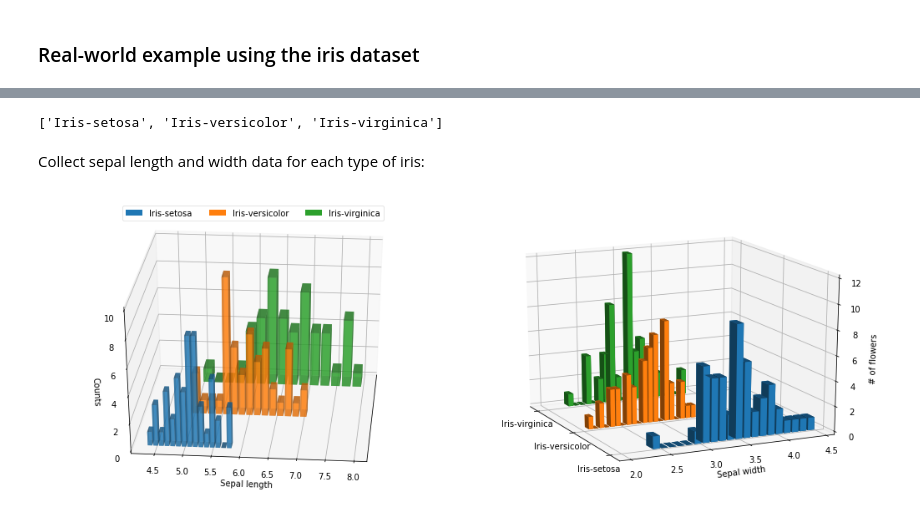
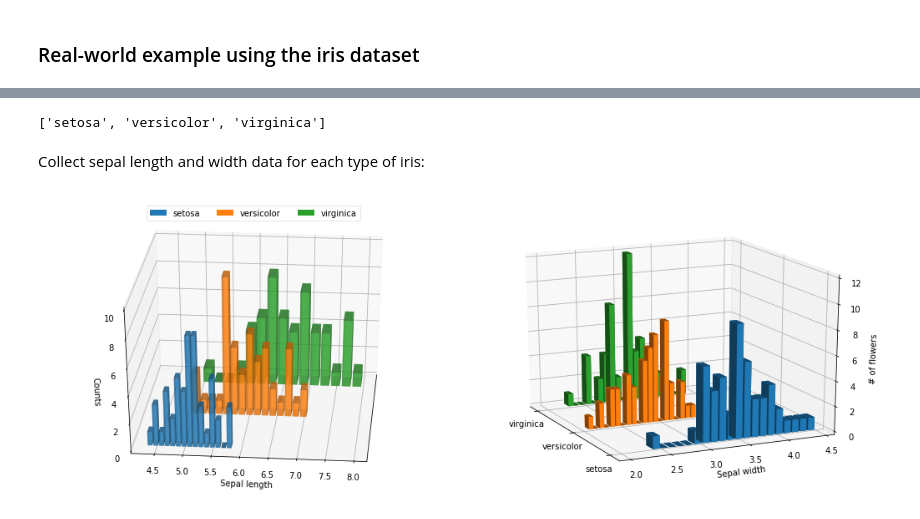
Before and after one commit to teiband/python-plot-utilities, a Jupyter notebook: examples/3D_histograms_example.ipynb, the cells around one changed output, grey strips where cells are left out. Drawn from its saved outputs; the diff is of its cells as text; code cells hidden in the pictures.

```diff
--- a/examples/3D_histograms_example.ipynb
+++ b/examples/3D_histograms_example.ipynb
@@ -40,30 +40,30 @@ iris.head()
 # %%
-iris_names = list(np.unique(iris['Name']))
+iris_names = list(np.unique(iris['species']))
 iris_names
 # %% [output]
-['Iris-setosa', 'Iris-versicolor', 'Iris-virginica']
+['setosa', 'versicolor', 'virginica']
 # %% [markdown]
 Collect sepal length and width data for each type of iris:
 # %%
 X = []
 Y = []
 for name in iris_names:
-    X.append(np.array(iris['SepalLength'].loc[iris['Name']==name]))
-    Y.append(np.array(iris['SepalWidth'].loc[iris['Name']==name]))
+    X.append(np.array(iris['sepal_length'].loc[iris['species']==name]))
+    Y.append(np.array(iris['sepal_width'].loc[iris['species']==name]))
 # %%
 fig = plt.figure(figsize=(14,5))
 ax1 = fig.add_subplot(121,projection='3d')  # projection='3d' is mandatory
 ax2 = fig.add_subplot(122,projection='3d')
 
 # ---------  Plot two sets of histograms on two subplots, respectively  -------------
-pu.histogram3d(X, bins=15, fig_obj=fig, axes_obj=ax1, data_labels=iris_names,
+pu.histogram3d(X, bins=15, fig=fig, ax=ax1, data_labels=iris_names,
                plot_xlabel=False, dx_factor=1.6, ylabel='Sepal length');
-pu.histogram3d(Y, bins=20, fig_obj=fig, axes_obj=ax2, data_labels=iris_names,
+pu.histogram3d(Y, bins=20, fig=fig, ax=ax2, data_labels=iris_names,
                dx_factor=1.6,
                azim=-25, elev=18, alpha=1.0,     # adjust angle of view and transparency
                ylabel='Sepal width', zlabel='# of flowers',  # change z label
                plot_legend=False, plot_xlabel=True);  # disable the legend, and show x label instead
 
 plt.tight_layout(pad=0.2, h_pad=0.2)
 # %% [output]
-[figure, old version]
+[figure, new version]
```
Also changed, not shown: parts of 2 cells of this notebook, 6 other files.
